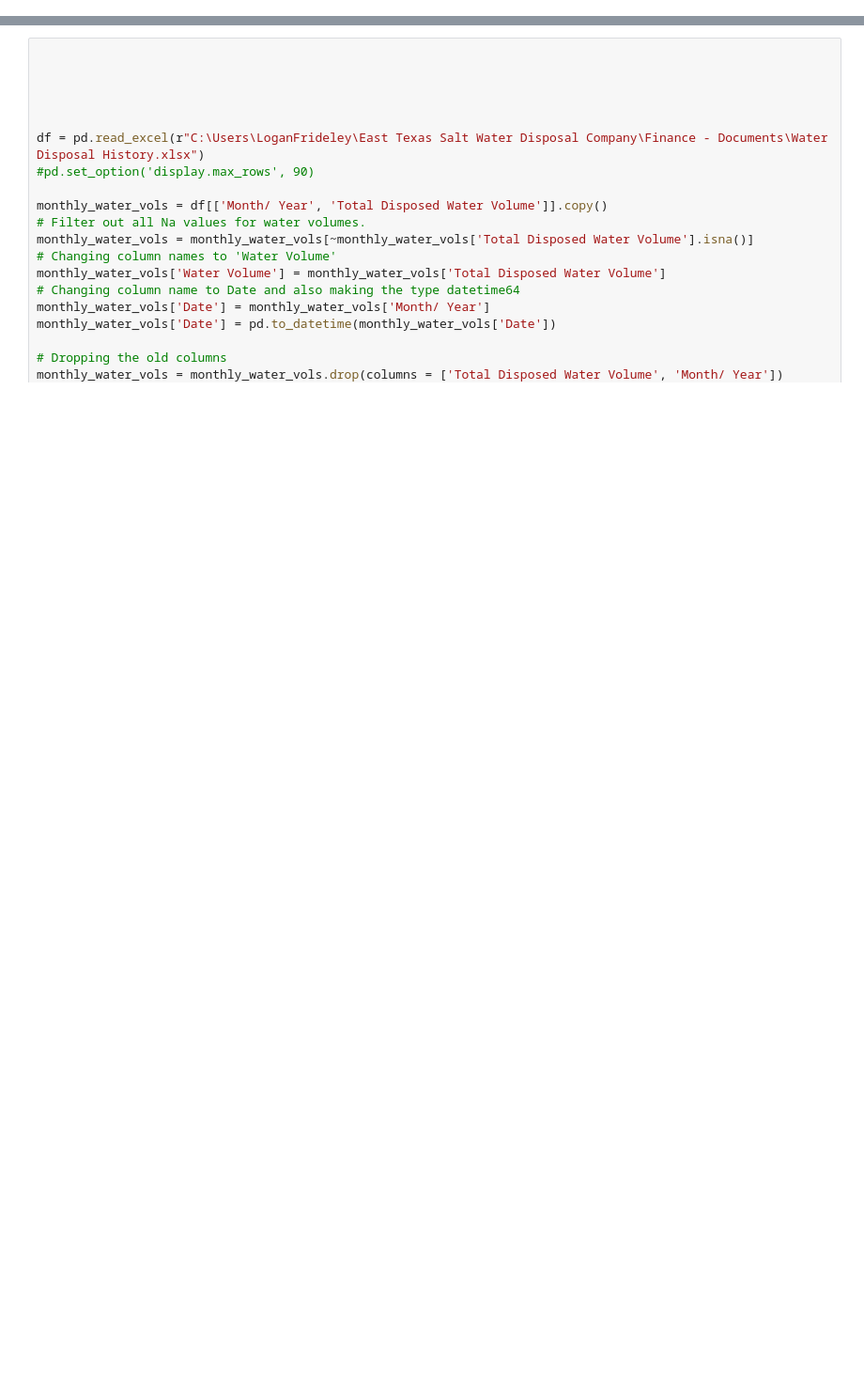
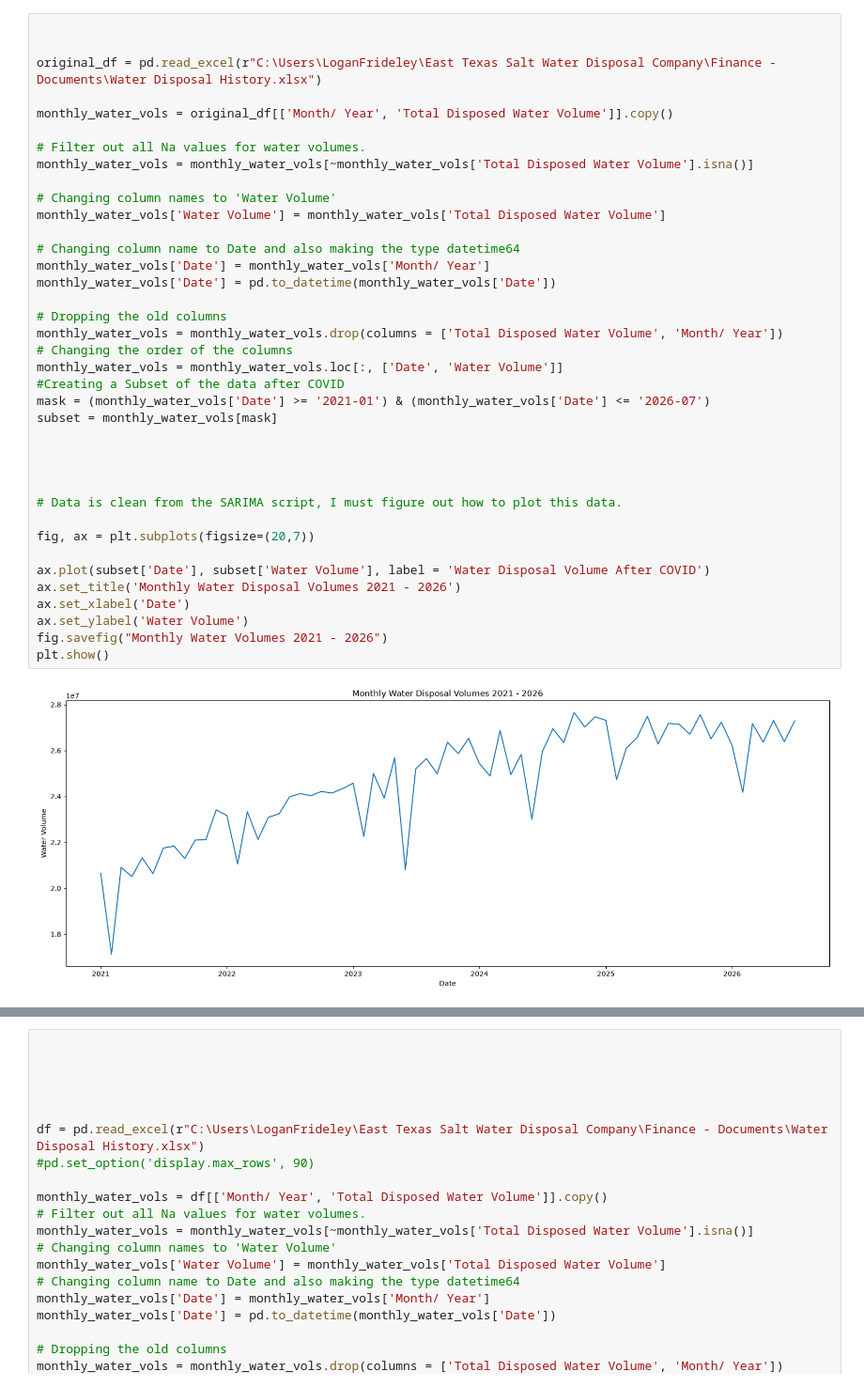
Before and after one commit to L0GN82/SARIMA, a Jupyter notebook: SARIMA.ipynb, the cells around one changed output, grey strips where cells are left out. Shown at 94% size. Saved outputs shown, nothing was run; the diff lists cells and outputs as text; blank space fills up the shorter version.

```diff
--- a/SARIMA.ipynb
+++ b/SARIMA.ipynb
@@ -46 +46,41 @@ plt.savefig("Monthly Water Volumes")
+# %%
+
+
+original_df = pd.read_excel(r"C:\Users\LoganFrideley\East Texas Salt Water Disposal Company\Finance - Documents\Water Disposal History.xlsx")
+
+monthly_water_vols = original_df[['Month/ Year', 'Total Disposed Water Volume']].copy()
+
+# Filter out all Na values for water volumes.
+monthly_water_vols = monthly_water_vols[~monthly_water_vols['Total Disposed Water Volume'].isna()]
+
+# Changing column names to 'Water Volume'
+monthly_water_vols['Water Volume'] = monthly_water_vols['Total Disposed Water Volume']
+
+# Changing column name to Date and also making the type datetime64
+monthly_water_vols['Date'] = monthly_water_vols['Month/ Year']
+monthly_water_vols['Date'] = pd.to_datetime(monthly_water_vols['Date'])
+
+# Dropping the old columns
+monthly_water_vols = monthly_water_vols.drop(columns = ['Total Disposed Water Volume', 'Month/ Year'])
+# Changing the order of the columns
+monthly_water_vols = monthly_water_vols.loc[:, ['Date', 'Water Volume']]
+#Creating a Subset of the data after COVID
+mask = (monthly_water_vols['Date'] >= '2021-01') & (monthly_water_vols['Date'] <= '2026-07')
+subset = monthly_water_vols[mask]
+
+
+
+
+# Data is clean from the SARIMA script, I must figure out how to plot this data.
+
+fig, ax = plt.subplots(figsize=(20,7))
+
+ax.plot(subset['Date'], subset['Water Volume'], label = 'Water Disposal Volume After COVID')
+ax.set_title('Monthly Water Disposal Volumes 2021 - 2026')
+ax.set_xlabel('Date')
+ax.set_ylabel('Water Volume')
+fig.savefig("Monthly Water Volumes 2021 - 2026")
+plt.show()
+# %% [output]
+[figure, added]
 # %%
```
Also changed, not shown: parts of 5 cells of this notebook, 5 other files.
